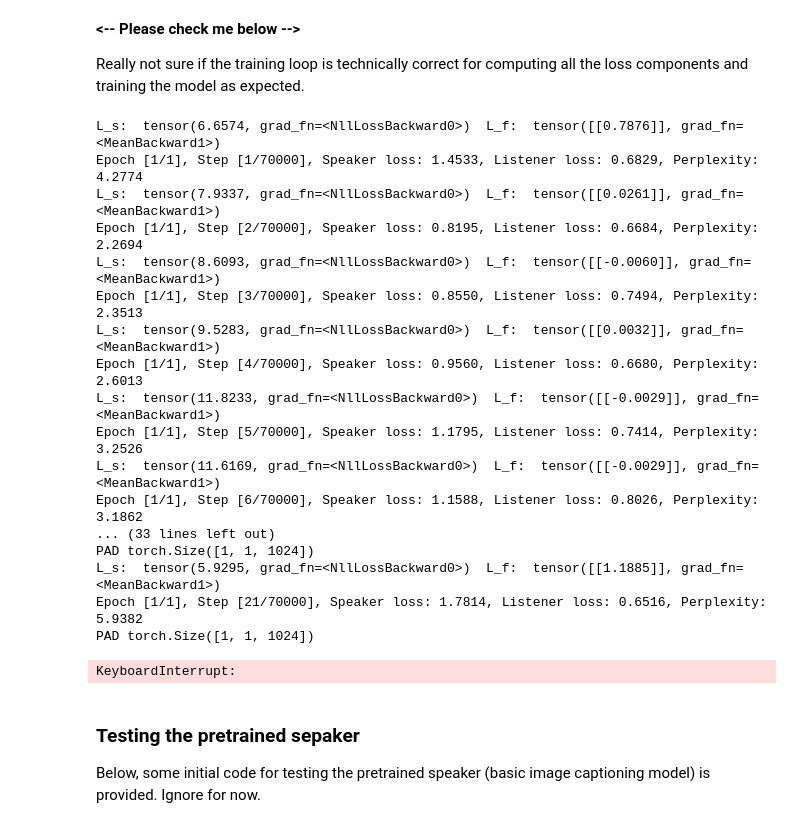
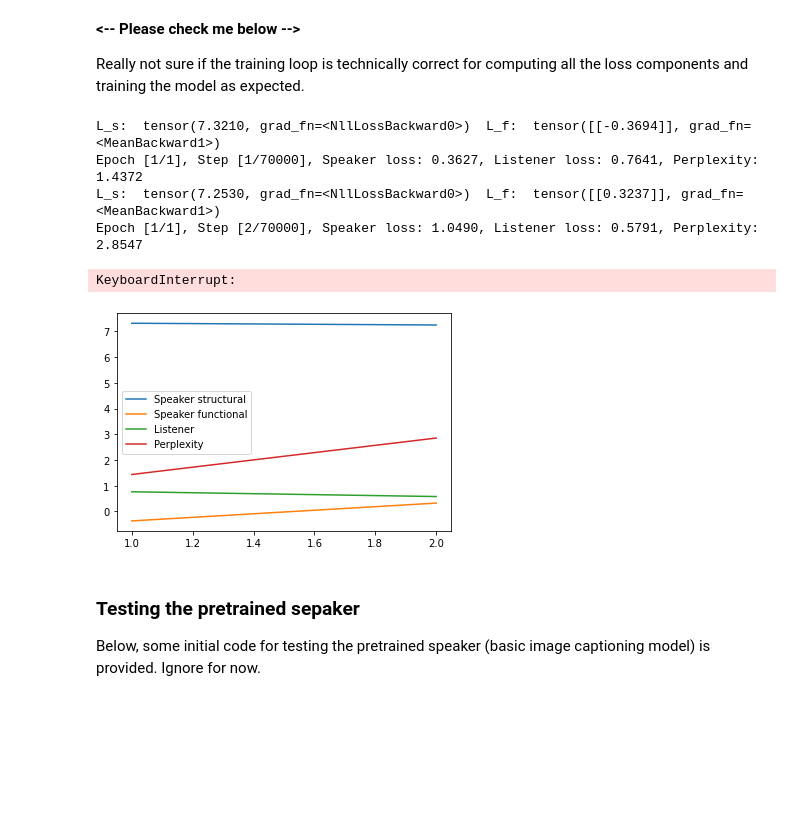
Before and after one commit to polina-tsvilodub/mSc-thesis, a Jupyter notebook: code/src/notebooks/baseline_exploration.ipynb, the cells around one changed output. Drawn from its saved outputs; the diff is of its cells as text; code cells hidden in the pictures; blank space fills up the shorter version.

Commit message:
speaker pretraining code state

```diff
--- a/code/src/notebooks/baseline_exploration.ipynb
+++ b/code/src/notebooks/baseline_exploration.ipynb
@@ -761,7 +762,7 @@ All components are loaded, a training loop is started.
 # pre-training set up
 
 batch_size = 128         # batch size
-vocab_threshold = 1        # minimum word count threshold
+vocab_threshold = 11        # minimum word count threshold
 vocab_from_file = True    # if True, load existing vocab file
 embed_size = 1024           # dimensionality of word embeddings
 visual_embed_size = 1024   # dimensionality of the image embeding
@@ -835,9 +836,14 @@ Total steps:  547
 # Open the training log file.
 f = open(log_file, 'w')
 
+csv_out = "pretraining_losses_"
+
+speaker_losses=[]
+perplexities = []
+steps = []
+
 for epoch in range(1, num_epochs+1):
 
-    decoder.init_hidden(batch_size)
 
     for i_step in range(1, total_step+1):
 
@@ -868,11 +874,16 @@ for epoch in range(1, num_epochs+1):
         # Backward pass.
         loss.backward()
 
+
         # Update the parameters in the optimizer.
         optimizer.step()
 
         # Get training statistics.
         stats = 'Epoch [%d/%d], Step [%d/%d], Loss: %.4f, Perplexity: %5.4f' % (epoch, num_epochs, i_step, total_step, loss.item(), torch.exp(loss))
+
+        speaker_losses.append(loss.item())
+        steps.append(i_step)
+        perplexities.append(torch.exp(loss).item())
 
         # Print training statistics (on same line).
         print('\r' + stats, end="")
@@ -891,6 +902,14 @@ for epoch in range(1, num_epochs+1):
         torch.save(decoder.state_dict(), os.path.join('./models', 'func-decoder-%d.pkl' % epoch))
         torch.save(encoder.state_dict(), os.path.join('./models', 'func-encoder-%d.pkl' % epoch))
 
+    # save the training metrics
+    df_out = pd.DataFrame({
+        "steps": steps,
+        "losses": speaker_losses,
+        "perplexities": perplexities
+    })
+    df_out.to_csv(csv_out + "epoch_" + str(epoch) + ".csv", index=False )
+
 # Close the training log file.
 f.close()
 # %% [output]
@@ -1160,11 +1179,14 @@ Really not sure if the training loop is technically correct for computing all th
 # %%
 # Open the training log file.
 f = open(log_file, 'w')
+
+csv_out = "functional_training_losses_"
 
 speaker_losses_structural = []
 speaker_losses_functional = []
 listener_losses = []
 perplexities = []
+steps = []
 
 for epoch in range(1, num_epochs+1):
 
@@ -1266,6 +1288,8 @@ for epoch in range(1, num_epochs+1):
         speaker_losses_structural.append(loss_structural.item())
         speaker_losses_functional.append(rl_grads.item())
         listener_losses.append(listener_loss.item())
+        perplexities.append(torch.exp(speaker_loss).item())
+        steps.append(i_step)
 
         # Print training statistics (on same line).
         print('\r' + stats, end="")
@@ -1284,27 +1308,33 @@ for epoch in range(1, num_epochs+1):
         torch.save(decoder.state_dict(), os.path.join('./models', 'decoder-%d.pkl' % epoch))
         torch.save(encoder.state_dict(), os.path.join('./models', 'encoder-%d.pkl' % epoch))
 
+    # save the training metrics
+    df_out = pd.DataFrame({
+        "steps": steps,
+        "speaker_s": speaker_losses_structural,
+        "speaker_f": speaker_losses_functional,
+        "listener": listener_losses,
+        "perplexities": perplexities
+    })
+    df_out.to_csv(csv_out + "epoch_" + str(epoch) + ".csv", index=False )
+
 # Close the training log file.
 f.close()
 # %% [output]
-L_s:  tensor(6.6574, grad_fn=<NllLossBackward0>)  L_f:  tensor([[0.7876]], grad_fn=<MeanBackward1>)
-Epoch [1/1], Step [1/70000], Speaker loss: 1.4533, Listener loss: 0.6829, Perplexity: 4.2774
-L_s:  tensor(7.9337, grad_fn=<NllLossBackward0>)  L_f:  tensor([[0.0261]], grad_fn=<MeanBackward1>)
-Epoch [1/1], Step [2/70000], Speaker loss: 0.8195, Listener loss: 0.6684, Perplexity: 2.2694
-L_s:  tensor(8.6093, grad_fn=<NllLossBackward0>)  L_f:  tensor([[-0.0060]], grad_fn=<MeanBackward1>)
-Epoch [1/1], Step [3/70000], Speaker loss: 0.8550, Listener loss: 0.7494, Perplexity: 2.3513
-L_s:  tensor(9.5283, grad_fn=<NllLossBackward0>)  L_f:  tensor([[0.0032]], grad_fn=<MeanBackward1>)
-Epoch [1/1], Step [4/70000], Speaker loss: 0.9560, Listener loss: 0.6680, Perplexity: 2.6013
-L_s:  tensor(11.8233, grad_fn=<NllLossBackward0>)  L_f:  tensor([[-0.0029]], grad_fn=<MeanBackward1>)
-Epoch [1/1], Step [5/70000], Speaker loss: 1.1795, Listener loss: 0.7414, Perplexity: 3.2526
-L_s:  tensor(11.6169, grad_fn=<NllLossBackward0>)  L_f:  tensor([[-0.0029]], grad_fn=<MeanBackward1>)
-Epoch [1/1], Step [6/70000], Speaker loss: 1.1588, Listener loss: 0.8026, Perplexity: 3.1862
-... (33 lines left out)
-PAD torch.Size([1, 1, 1024])
-L_s:  tensor(5.9295, grad_fn=<NllLossBackward0>)  L_f:  tensor([[1.1885]], grad_fn=<MeanBackward1>)
-Epoch [1/1], Step [21/70000], Speaker loss: 1.7814, Listener loss: 0.6516, Perplexity: 5.9382
-PAD torch.Size([1, 1, 1024])
+L_s:  tensor(7.3210, grad_fn=<NllLossBackward0>)  L_f:  tensor([[-0.3694]], grad_fn=<MeanBackward1>)
+Epoch [1/1], Step [1/70000], Speaker loss: 0.3627, Listener loss: 0.7641, Perplexity: 1.4372
+L_s:  tensor(7.2530, grad_fn=<NllLossBackward0>)  L_f:  tensor([[0.3237]], grad_fn=<MeanBackward1>)
+Epoch [1/1], Step [2/70000], Speaker loss: 1.0490, Listener loss: 0.5791, Perplexity: 2.8547
 KeyboardInterrupt:
+# %%
+plt.plot(steps, speaker_losses_structural, label="Speaker structural")
+plt.plot(steps, speaker_losses_functional, label="Speaker functional")
+plt.plot(steps, listener_losses, label="Listener")
+plt.plot(steps, perplexities, label="Perplexity")
+plt.legend()
+plt.show()
+# %% [output]
+[figure, added]
 # %% [markdown]
 ### Testing the pretrained sepaker
 
```
Also changed, not shown: parts of 9 cells of this notebook, 10 other files.
